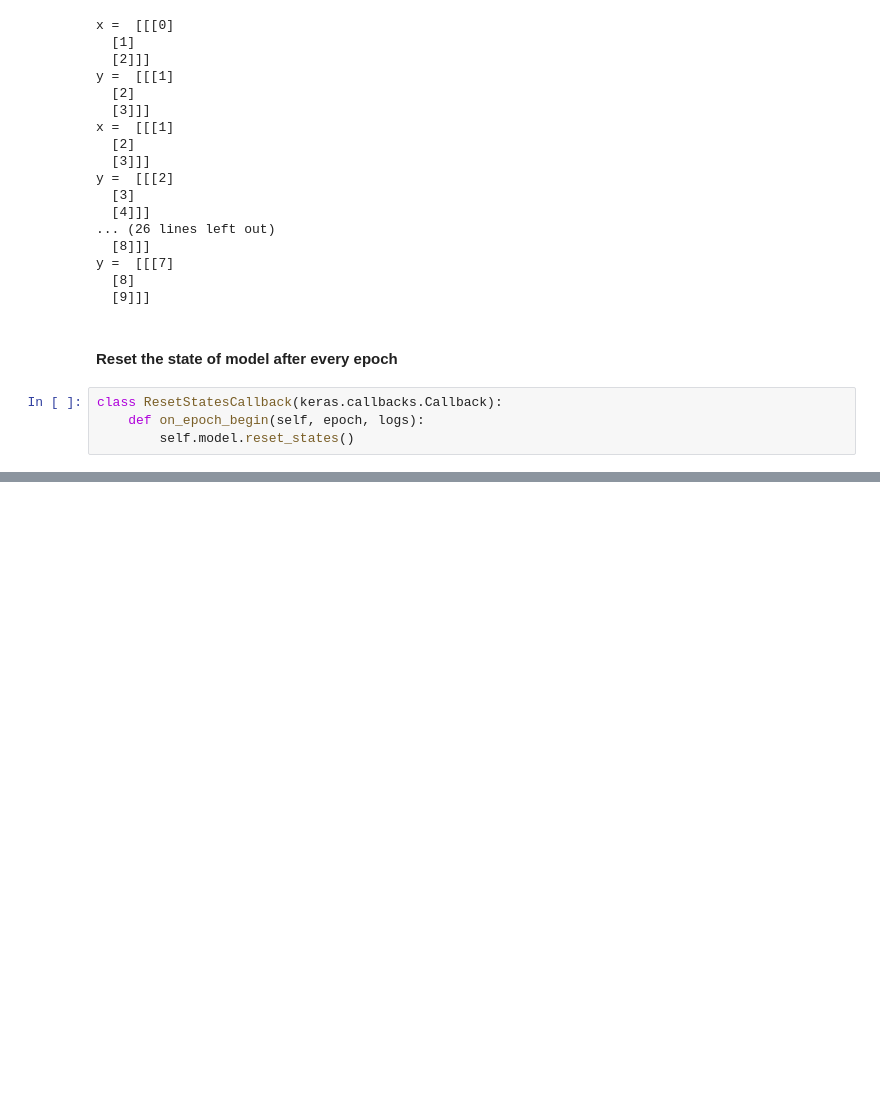
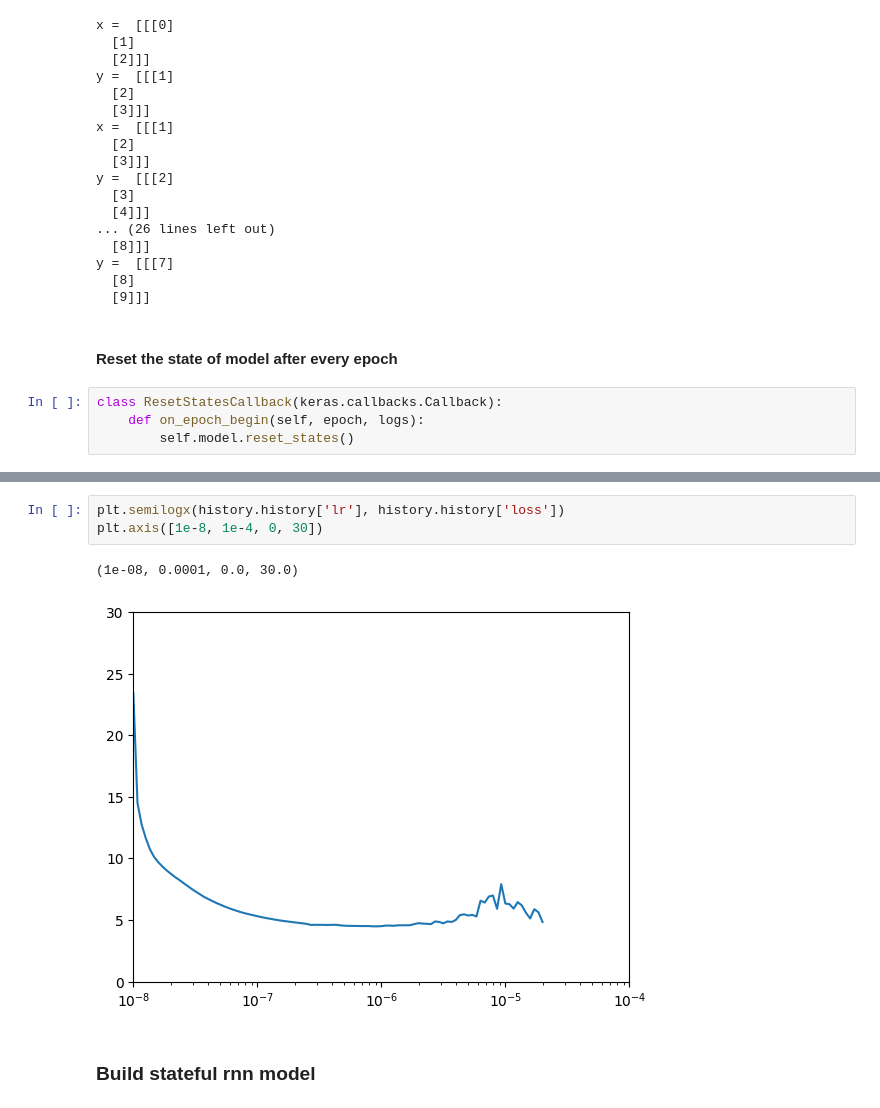
Before and after one commit to Mach-web/Machine_learning, a Jupyter notebook: Time_series_forecasting/forecating_with_stateful_rnn.ipynb, the cells around one changed output, grey strips where cells are left out. Cells and saved outputs as stored; diff of their text form; blank space fills up the shorter version.

Commit message:
Trained a stateful rnn model

```diff
--- a/Time_series_forecasting/forecating_with_stateful_rnn.ipynb
+++ b/Time_series_forecasting/forecating_with_stateful_rnn.ipynb
@@ -153,0 +154,8 @@ Epoch 9/100
+# %%
+plt.semilogx(history.history['lr'], history.history['loss'])
+plt.axis([1e-8, 1e-4, 0, 30])
+# %% [output]
+(1e-08, 0.0001, 0.0, 30.0)
+[figure, added]
+# %% [markdown]
+### Build stateful rnn model
```
Also changed, not shown: parts of 8 cells of this notebook.
